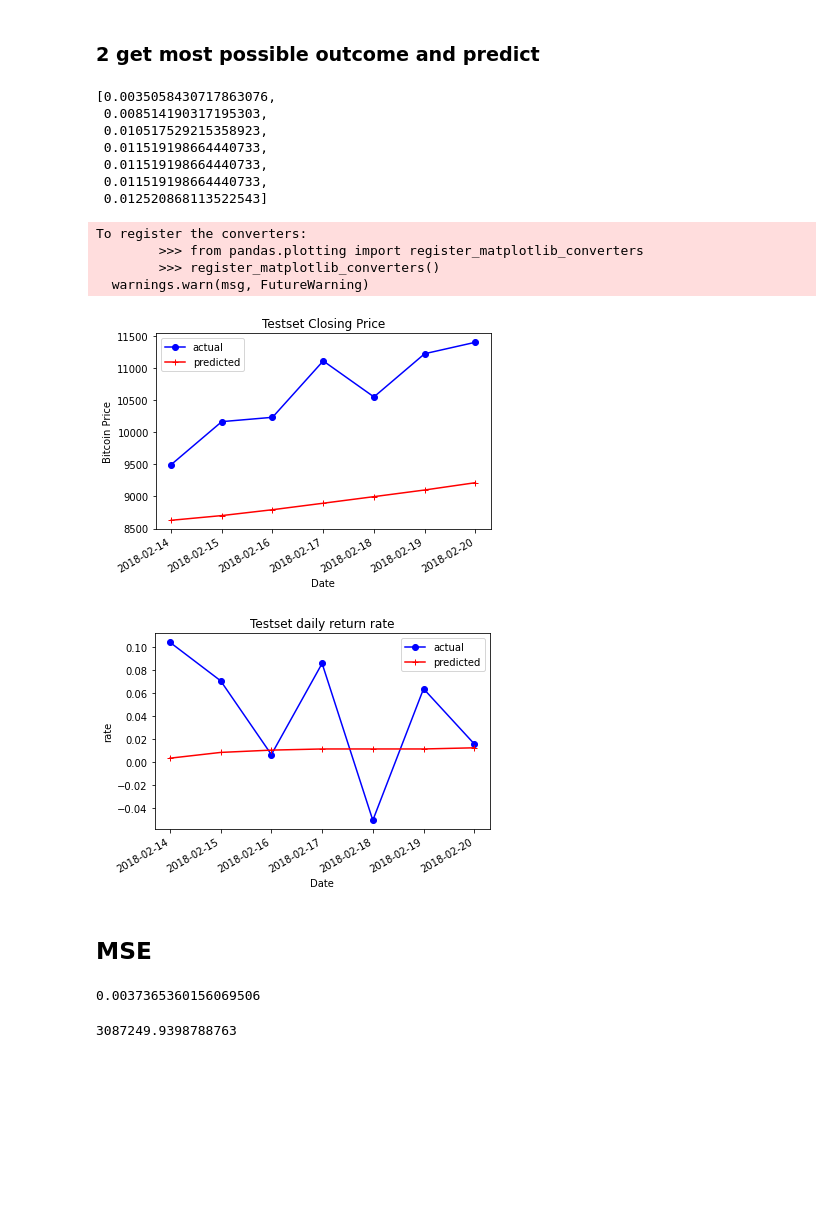
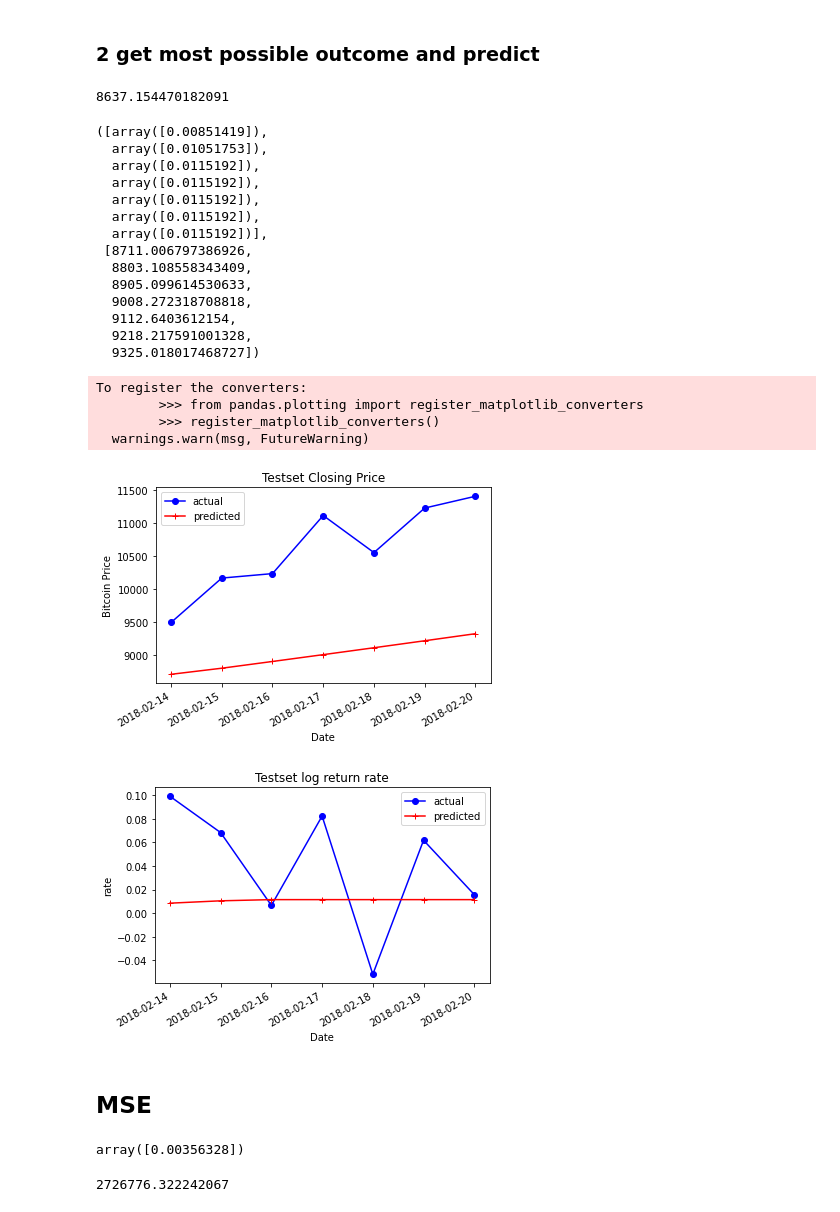
Before and after one commit to yanhan-si/Stats451_group, a Jupyter notebook: HMM.ipynb, the cells around one changed output. Drawn from its saved outputs; the diff is of its cells as text; code cells hidden in the pictures; blank space fills up the shorter version.

```diff
--- a/HMM.ipynb
+++ b/HMM.ipynb
@@ -20,10 +21,10 @@ xdate_test = np.array([datetime.strptime(d,'%Y-%m-%d').date() for d in bitcoin_t
 # train and test set
 
 def extract_feature(dataset):
-    return np.column_stack([dataset['ret']])
+    return np.column_stack([dataset['log_return']])
 
-X_train = np.column_stack([bitcoin_train['ret']])
-X_test = np.column_stack([bitcoin_test['ret']])
+X_train = np.column_stack([bitcoin_train['log_return']])
+X_test = np.column_stack([bitcoin_test['log_return']])
 # X= np.column_stack([ret, volume])
 # %% [markdown]
 ## Fit the HMM model
@@ -160,16 +161,20 @@ def get_most_possible_outcome(dataset):
 
 def one_day_predict(dataset):
     predict_return = get_most_possible_outcome(dataset)
-    predict_closing = list(dataset['Close'])[-1] * (1 + predict_return)
+    predict_closing = list(dataset['Close'])[-1] * math.exp(predict_return)
     return predict_return, predict_closing
 # %%
 def trim(bitcoin):
     new = pd.DataFrame()
     new['Close'] = bitcoin['Close']
-    new['ret'] = bitcoin['ret']
+    new['log_return'] = bitcoin['log_return']
     return new
 
 cur_set = trim(bitcoin_train)
+# %%
+cur_pclosing
+# %% [output]
+8637.154470182091
 # %%
 n_days = len(bitcoin_test)
 pclose = []
@@ -178,18 +183,27 @@ pret = []
 for i in range(n_days):
     cur_pret, cur_pclosing = one_day_predict(cur_set)
     cur_set.loc[cur_set.shape[0]] = [cur_pclosing, cur_pret]
-    pclose.append(list(cur_pclosing)[0])
-    pret.append(list(cur_pret)[0])
+    pclose.append(cur_pclosing)
+    pret.append(cur_pret)
+#     pclose.append(list(cur_pclosing)[0])
+#     pret.append(list(cur_pret)[0])
 # %%
-pret
+pret, pclose
 # %% [output]
-[0.0035058430717863076,
- 0.008514190317195303,
- 0.010517529215358923,
- 0.011519198664440733,
- 0.011519198664440733,
- 0.011519198664440733,
- 0.012520868113522543]
+([array([0.00851419]),
+  array([0.01051753]),
+  array([0.0115192]),
+  array([0.0115192]),
+  array([0.0115192]),
+  array([0.0115192]),
+  array([0.0115192])],
+ [8711.006797386926,
+  8803.108558343409,
+  8905.099614530633,
+  9008.272318708818,
+  9112.6403612154,
+  9218.217591001328,
+  9325.018017468727])
 # %%
 plt.plot(xdate_test, bitcoin_test['Close'], 'bo-', label="actual")
 plt.plot(xdate_test, pclose, 'r+-', label="predicted")
@@ -208,21 +222,21 @@ To register the converters:
         >>> from pandas.plotting import register_matplotlib_converters
         >>> register_matplotlib_converters()
   warnings.warn(msg, FutureWarning)
-[figure, old version]
+[figure, new version]
 # %%
-plt.plot(xdate_test, bitcoin_test['ret'], 'bo-', label="actual")
+plt.plot(xdate_test, bitcoin_test['log_return'], 'bo-', label="actual")
 plt.plot(xdate_test, pret, 'r+-', label="predicted")
 
 plt.gcf().autofmt_xdate()
 plt.xlabel("Date")
 plt.ylabel("rate")
-plt.title("Testset daily return rate")
+plt.title("Testset log return rate")
 plt.legend(loc='best')
 plt.savefig("hmm_predict_ret_7.png")
 
 plt.show()
 # %% [output]
-[figure, old version]
+[figure, new version]
 # %% [markdown]
 ## MSE
 # %%
@@ -234,8 +248,8 @@ def mse(a,b):
 
 mse(pret, list(bitcoin_test['ret']))
 # %% [output]
-0.0037365360156069506
+array([0.00356328])
 # %%
 mse(pclose, list(bitcoin_test['Close']))
 # %% [output]
-3087249.9398788763
+2726776.322242067
```
Also changed, not shown: parts of 9 cells of this notebook.
